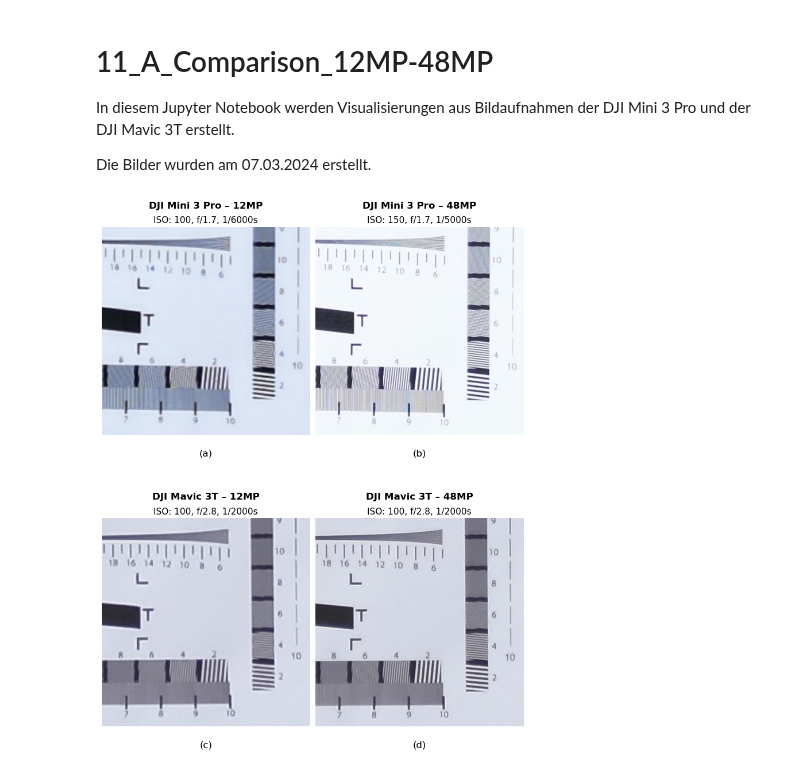
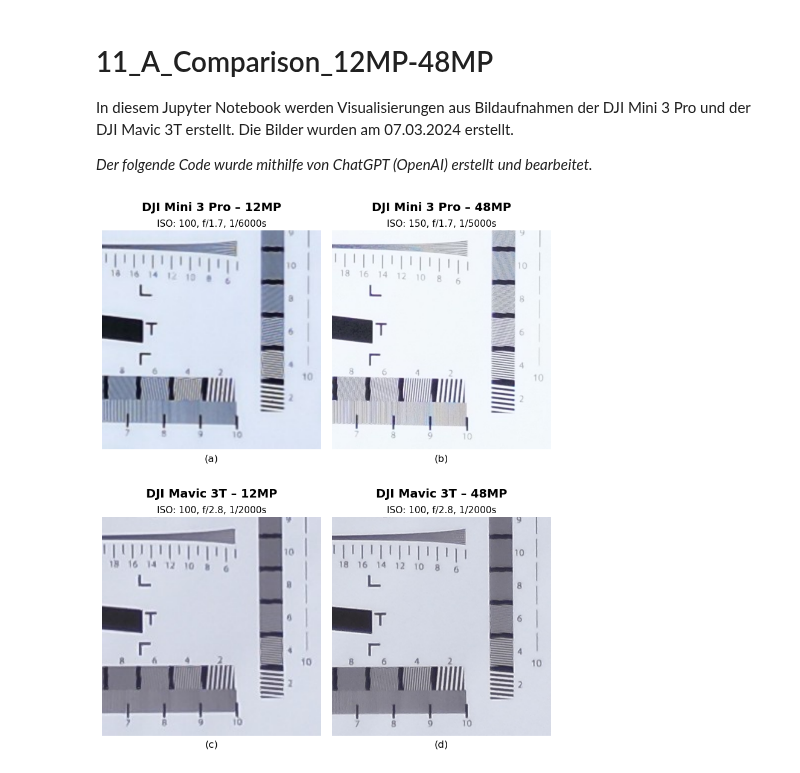
Before and after one commit to naamp/BTh11_Trieblaengenwachstum, a Jupyter notebook: 11_Camera_TestChart/11_A_Comparison_12MP-48MP.ipynb, the cells around one changed output. Saved outputs shown, nothing was run; the diff lists cells and outputs as text; code cells hidden in the pictures.

Commit message:
20250602_namp_1
Update in 11_Camera_TestChart

```diff
--- a/11_Camera_TestChart/11_A_Comparison_12MP-48MP.ipynb
+++ b/11_Camera_TestChart/11_A_Comparison_12MP-48MP.ipynb
@@ -1,8 +1,9 @@
 # %% [markdown]
 # 11_A_Comparison_12MP-48MP
 In diesem Jupyter Notebook werden Visualisierungen aus Bildaufnahmen der DJI Mini 3 Pro und der DJI Mavic 3T erstellt.
+Die Bilder wurden am 07.03.2024 erstellt.
 
-Die Bilder wurden am 07.03.2024 erstellt.
+*Der folgende Code wurde mithilfe von ChatGPT (OpenAI) erstellt und bearbeitet.*
 # %%
 import matplotlib.pyplot as plt
 from PIL import Image
@@ -27,7 +28,7 @@ crop_sizes = {"12MP": 220, "48MP": 440}
 image_paths = [os.path.join(base_dir, f) for f in image_files]
 
 # === Create 2x2 figure with custom spacing ===
-fig, axes = plt.subplots(2, 2, figsize=(8, 10), gridspec_kw={'hspace': 0.4, 'wspace': 0})
+fig, axes = plt.subplots(2, 2, figsize=(8, 10), gridspec_kw={'hspace': 0.2, 'wspace': 0.05})
 
 for i, (path, label) in enumerate(zip(image_paths, subfig_labels)):
     img = Image.open(path)
@@ -43,33 +44,33 @@ for i, (path, label) in enumerate(zip(image_paths, subfig_labels)):
         center_y + crop_size // 2
     )
     cropped = img.crop(crop_box)
 
     # Camera label
     if "Mini3Pro" in path:
         camera = "DJI Mini 3 Pro"
     elif "Mavic3T" in path:
         camera = "DJI Mavic 3T"
     else:
         camera = "Unknown"
 
     row = i // 2
     col = i % 2
     ax = axes[row, col]
     ax.imshow(cropped)
     ax.axis("off")
 
     # Titel
-    ax.text(0.5, 1.08, f"{camera} – {resolution}", fontsize=12, fontweight='bold',
+    ax.text(0.5, 1.08, f"{camera} – {resolution}", fontsize=14, fontweight='bold',
             ha='center', va='bottom', transform=ax.transAxes)
     ax.text(0.5, 1.01, manual_metadata[i], fontsize=11,
             ha='center', va='bottom', transform=ax.transAxes)
 
     # Subfigure label
-    ax.text(0.5, -0.07, label, fontsize=12,
+    ax.text(0.5, -0.02, label, fontsize=12,
             ha='center', va='top', transform=ax.transAxes)
 
 # Optional fine-tune layout
 plt.subplots_adjust(top=0.92, bottom=0.05, left=0.05, right=0.98)
 plt.show()
 # %% [output]
-[figure, old version]
+[figure, new version]
```
Also changed, not shown: 35 other files.
